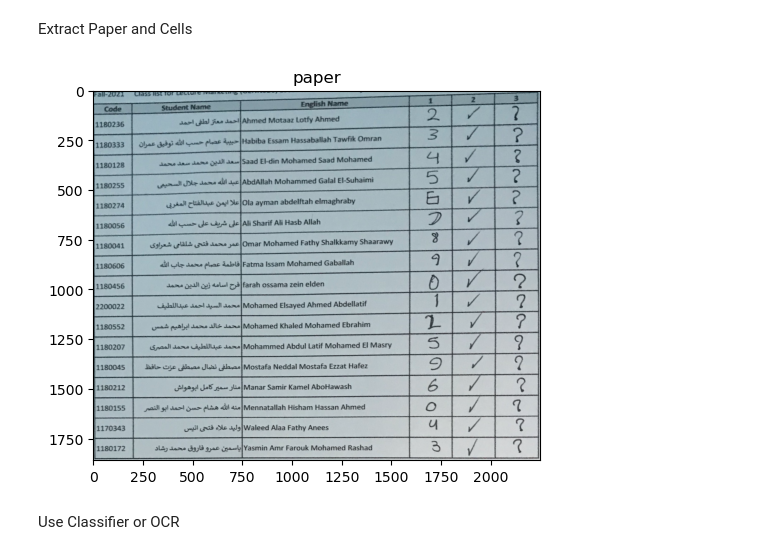
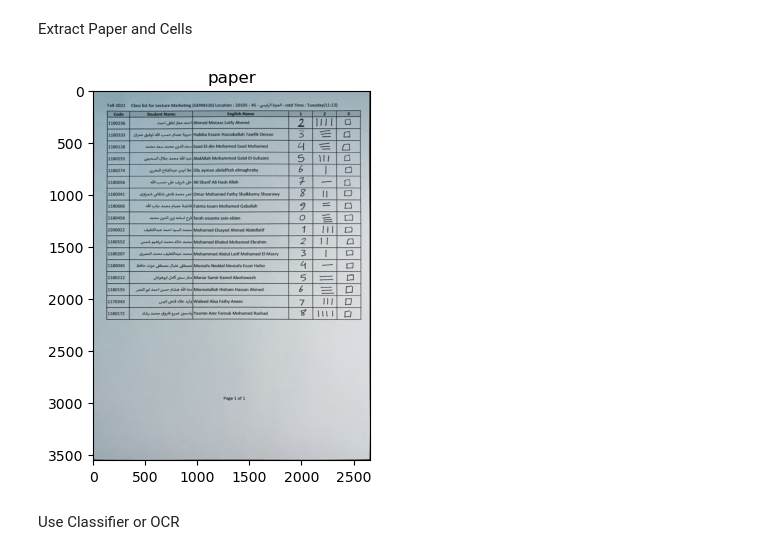
Before and after one commit to 3mr-mahmoud/grades-auto-filler, a Jupyter notebook: src/pipeline.ipynb, the cells around one changed output. Drawn from its saved outputs; the diff is of its cells as text; code cells hidden in the pictures.

```diff
--- a/src/pipeline.ipynb
+++ b/src/pipeline.ipynb
@@ -34,11 +34,11 @@ Accuracy: 0.9438202247191011
 # %% [markdown]
 Extract Paper and Cells
 # %%
-paper = extract_paper('../Dataset/Grade Sheet/10.jpg')
+paper = extract_paper('../Dataset/Grade Sheet/15.jpg')
 show_images([paper], ['paper'])
 df, rows, cols = extract_cells(paper)
 # %% [output]
-[figure, old version]
+[figure, new version]
 # %% [markdown]
 Use Classifier or OCR
 # %%
```
Also changed, not shown: parts of 2 cells of this notebook, 1 other file.
